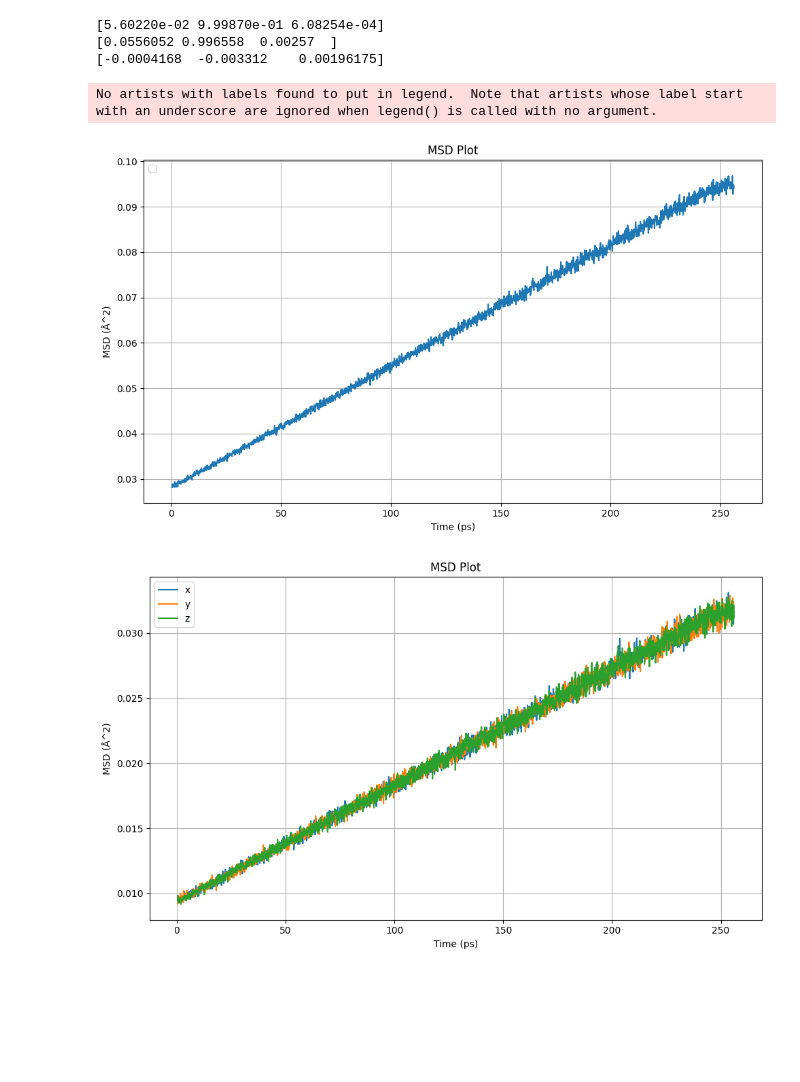
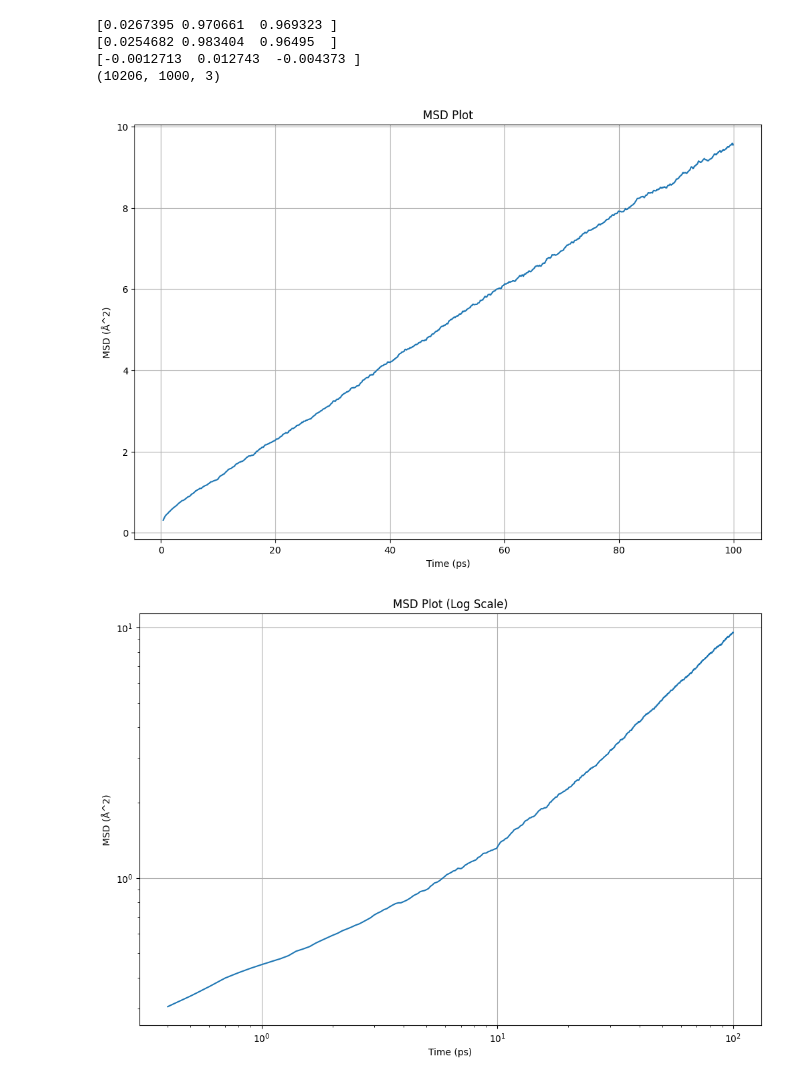
Before and after one commit to ChrisDavi3s/DiffusionAnalysis, a Jupyter notebook: DiffusionAnalysis/examples/example.ipynb, the cells around one changed output. Cells and saved outputs as stored; diff of their text form; code cells hidden in the pictures; blank space fills up the shorter version.

Commit message:
Fix msd analysis. Add tMSD analysis

```diff
--- a/DiffusionAnalysis/examples/example.ipynb
+++ b/DiffusionAnalysis/examples/example.ipynb
@@ -13,3 +13,3 @@ Loading slice None from 2562 files
 # %%
-traj = DisplacementTrajectory(loader, timestep=0.1, time_unit='ps')
+# traj = DisplacementTrajectory(loader, timestep=0.1, time_unit='ps' )
 # %% [output]
@@ -20,0 +17,10 @@ Completed with memory usage: 598.48 MB
+# %%
+# traj.generate_displacement_trajectory(host_atoms=['H'], show_progress=True)
+# # #save as a pickle (not implemented in the class)
+import pickle
+# with open('displacement_traj.pickle', 'wb') as f:
+#     pickle.dump(traj, f)
+
+#load the pickle
+with open('displacement_traj.pickle', 'rb') as f:
+    traj = pickle.load(f)
@@ -53,32 +61,36 @@ print(atoms0.get_scaled_positions()[0])
 print(atoms10.get_scaled_positions()[0])
 
 print(atoms10.get_scaled_positions()[0]- atoms0.get_scaled_positions()[0] )
+
+print(traj.displacement_trajectory.shape)
 # %% [output]
-[5.60220e-02 9.99870e-01 6.08254e-04]
-[0.0556052 0.996558  0.00257  ]
-[-0.0004168  -0.003312    0.00196175]
+[0.0267395 0.970661  0.969323 ]
+[0.0254682 0.983404  0.96495  ]
+[-0.0012713  0.012743  -0.004373 ]
+(10206, 1000, 3)
 # %%
 # Create an MSDAnalysis object
 msd_analysis = SimpleMSDAnalysis(traj)
 
 # Assuming you have an instance of SimpleMSDAnalysis called 'msd_analysis'
 
 # Calculate the 3D MSD
 msd_3d = msd_analysis.calculate_msd(return_3d_msd=True)
 fig1 = msd_analysis.plot_msd((msd_3d), title='MSD Plot', legend_loc='upper left', skip_points=4)
-fig1.show()
+fig1_log = msd_analysis.plot_msd((msd_3d), title='MSD Plot (Log Scale)', legend_loc='upper left', skip_points=4, log_scale=True)
+
+
 # Calculate the MSD for each direction (x, y, z)
 msd_x, msd_y, msd_z = msd_analysis.calculate_msd(return_3d_msd=False)
 
 # Plot the MSD for each direction
 fig2 = msd_analysis.plot_msd((msd_x, msd_y, msd_z), labels=['x','y' ,'z'], title='MSD Plot', legend_loc='upper left', skip_points=4)
 fig2.show()
 # Calculate and plot the MSD along a non-normalized lattice vector for host atoms, correcting for framework drift
 lattice_vector = np.array([2, 0, 0])  # Example non-normalized lattice vector
 msd_along_lattice = msd_analysis.calculate_msd_along_lattice_vector(lattice_vector, atom_indices=msd_analysis.displacement_trajectory.host_atom_indices, correct_drift=False)
 fig3 = msd_analysis.plot_msd(msd_along_lattice, labels=f'MSD Along Lattice Vector {lattice_vector}', title='MSD Along Lattice Vector (Drift Uncorrected)', skip_points=4)
 fig3.show()
 # %% [output]
-No artists with labels found to put in legend.  Note that artists whose label start with an underscore are ignored when legend() is called with no argument.
-[figure, old version]
+[figure, new version]
-[figure, old version]
+[figure, new version]
```
Also changed, not shown: parts of 9 cells of this notebook, 5 other files.
